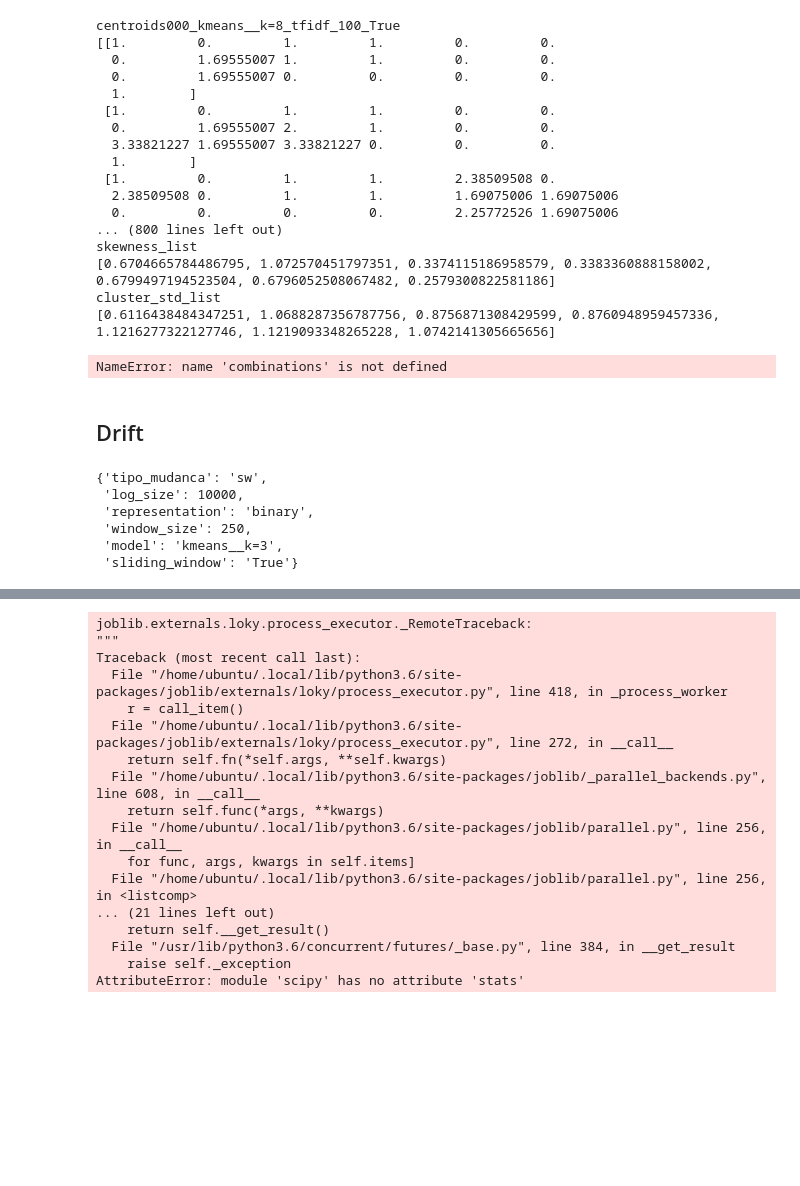
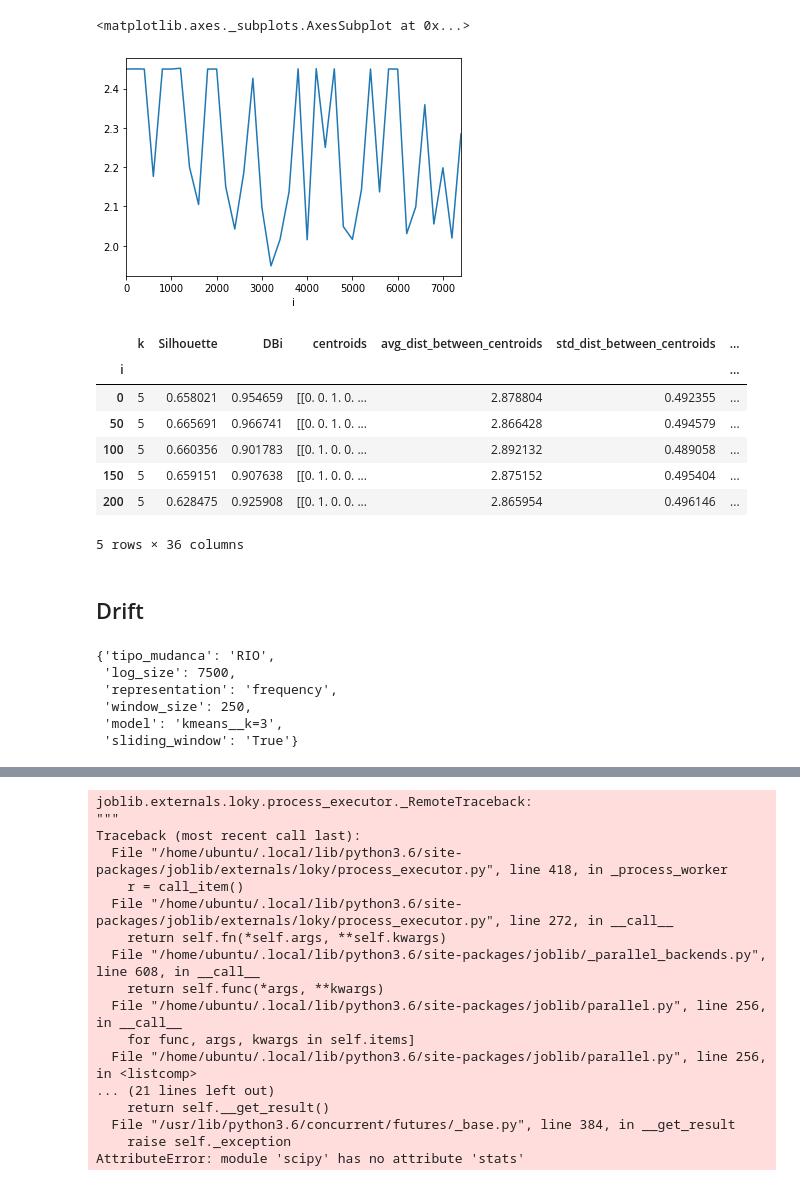
Before and after one commit to rafaelgasp/experimentos_mestrado, a Jupyter notebook: Main_Offline_Clustering.ipynb, the cells around one changed output, grey strips where cells are left out. Saved outputs shown, nothing was run; the diff lists cells and outputs as text; code cells hidden in the pictures; blank space fills up the shorter version.

```diff
--- a/Main_Offline_Clustering.ipynb
+++ b/Main_Offline_Clustering.ipynb
@@ -173,34 +175,30 @@ def run_pipeline(args):
 # %%
-run_pipeline(combinations[20])
+run_pipeline(combinations[0])
-# %% [output]
-centroids000_kmeans__k=8_tfidf_100_True
-[[1.         0.         1.         1.         0.         0.
-  0.         1.69555007 1.         1.         0.         0.
-  0.         1.69555007 0.         0.         0.         0.
-  1.        ]
- [1.         0.         1.         1.         0.         0.
-  0.         1.69555007 2.         1.         0.         0.
-  3.33821227 1.69555007 3.33821227 0.         0.         0.
-  1.        ]
- [1.         0.         1.         1.         2.38509508 0.
-  2.38509508 0.         1.         1.         1.69075006 1.69075006
-  0.         0.         0.         0.         2.25772526 1.69075006
-... (800 lines left out)
-skewness_list
-[0.6704665784486795, 1.072570451797351, 0.3374115186958579, 0.3383360888158002, 0.6799497194523504, 0.6796052508067482, 0.2579300822581186]
-cluster_std_list
-[0.6116438484347251, 1.0688287356787756, 0.8756871308429599, 0.8760948959457336, 1.1216277322127746, 1.1219093348265228, 1.0742141305665656]
 # %%
 from joblib import Parallel, delayed, parallel_backend
 from tqdm import tqdm
 # %%
-final_resp = Parallel(n_jobs=40)(
+final_resp = Parallel(n_jobs=42)(
     delayed(run_pipeline)(comb) for comb in tqdm(combinations)
 )
-# %% [output]
-NameError: name 'combinations' is not defined
 # %%
-test = pd.read_csv("../offline_window_clustering_results/sw7.5k_7500_kmeans__k=6_transitions_200_True.csv", index_col=0)
+test = pd.read_csv("../offline_window_clustering_results_v2/sw/sw7.5k_7500_kmeans__k=6_transitions_200_False.csv", index_col=0)
+# %%
+test.min_dist_between_centroids.plot()
+# %% [output]
+<matplotlib.axes._subplots.AxesSubplot at 0x...>
+[figure, added]
+# %%
+test.head()
+# %% [output]
+|  | k | Silhouette | DBi | centroids | avg_dist_between_centroids | std_dist_between_centroids | ... |
+| i |  |  |  |  |  |  | ... |
+| 0 | 5 | 0.658021 | 0.954659 | [[0. 0. 1. 0. ... | 2.878804 | 0.492355 | ... |
+| 50 | 5 | 0.665691 | 0.966741 | [[0. 0. 1. 0. ... | 2.866428 | 0.494579 | ... |
+| 100 | 5 | 0.660356 | 0.901783 | [[0. 1. 0. 0. ... | 2.892132 | 0.489058 | ... |
+| 150 | 5 | 0.659151 | 0.907638 | [[0. 1. 0. 0. ... | 2.875152 | 0.495404 | ... |
+| 200 | 5 | 0.628475 | 0.925908 | [[0. 1. 0. 0. ... | 2.865954 | 0.496146 | ... |
+5 rows × 36 columns
 # %% [markdown]
 ## Drift
 # %%
@@ -233,11 +238,11 @@ def parse_name_info(name):
         "sliding_window": name[-1].split(".")[0]
     }
 # %%
-parse_name_info(drift_config[0]["input"][1].split("_"))
+parse_name_info(drift_config[0]["input"][1].split("/")[-1].split("_"))
 # %% [output]
-{'tipo_mudanca': 'sw',
- 'log_size': 10000,
- 'representation': 'binary',
+{'tipo_mudanca': 'RIO',
+ 'log_size': 7500,
+ 'representation': 'frequency',
  'window_size': 250,
  'model': 'kmeans__k=3',
  'sliding_window': 'True'}
```
Also changed, not shown: parts of 13 cells of this notebook, 8 other files.
